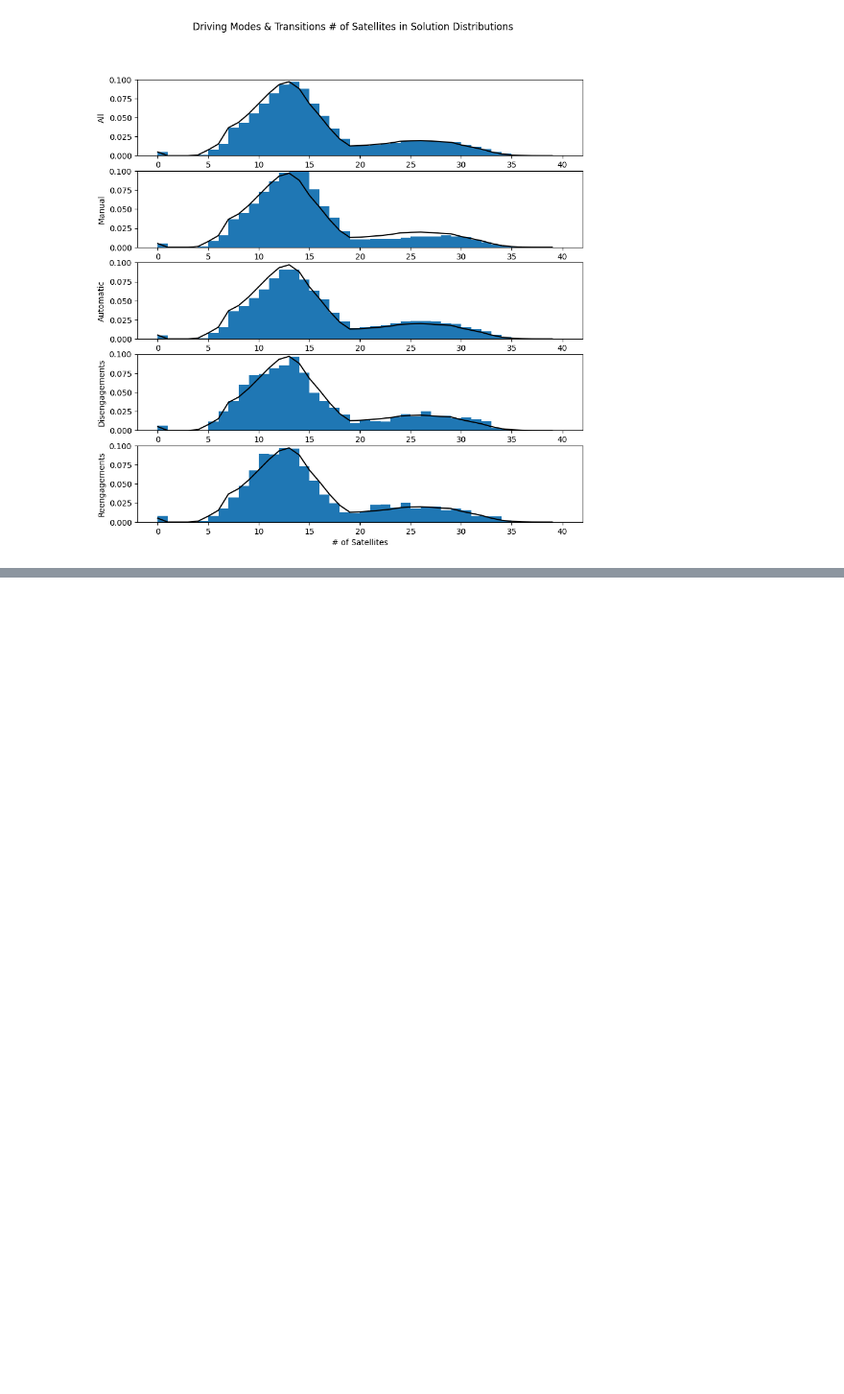
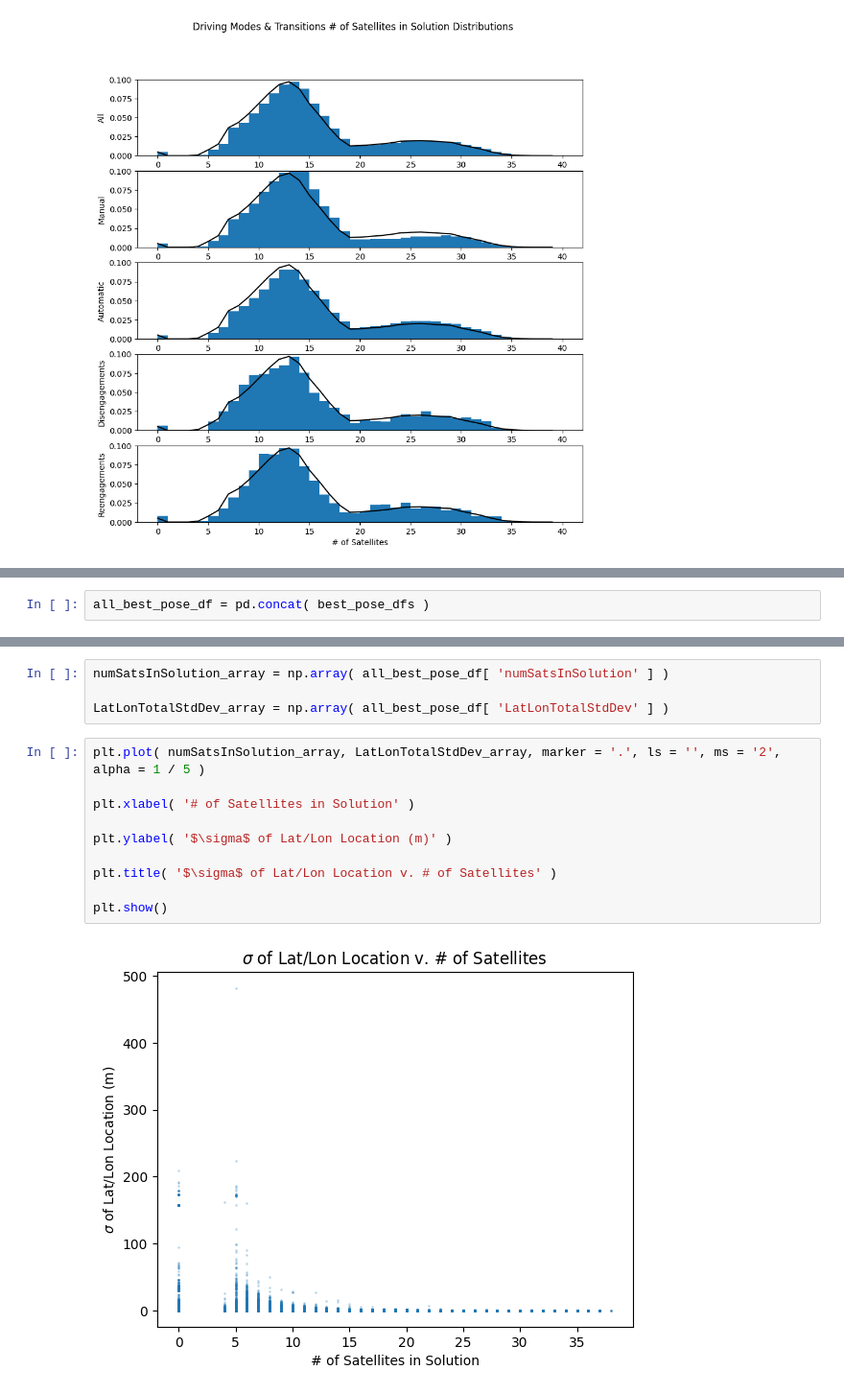
Before and after one commit to vHepp/TDMprivate, a Jupyter notebook: code/Unfinished Code/LatLonStdDev & numSat Correlation Plots (F)(UD).ipynb, the cells around one changed output, grey strips where cells are left out. Shown at 96% size. Saved outputs shown, nothing was run; the diff lists cells and outputs as text; blank space fills up the shorter version.

```diff
--- a/code/Unfinished Code/LatLon_StdDev_Correlations.ipynb
+++ b/code/Unfinished Code/LatLonStdDev & numSat Correlation Plots (F)(UD).ipynb
@@ -296,0 +292,2 @@ plt.show()
+# %%
+all_best_pose_df = pd.concat( best_pose_dfs )
@@ -296,0 +313,16 @@ plt.show()
+# %%
+numSatsInSolution_array = np.array( all_best_pose_df[ 'numSatsInSolution' ] )
+
+LatLonTotalStdDev_array = np.array( all_best_pose_df[ 'LatLonTotalStdDev' ] )
+# %%
+plt.plot( numSatsInSolution_array, LatLonTotalStdDev_array, marker = '.', ls = '', ms = '2', alpha = 1 / 5 )
+
+plt.xlabel( '# of Satellites in Solution' )
+
+plt.ylabel( '$\sigma$ of Lat/Lon Location (m)' )
+
+plt.title( '$\sigma$ of Lat/Lon Location v. # of Satellites' )
+
+plt.show()
+# %% [output]
+[figure, added]
```
Also changed, not shown: parts of 17 cells of this notebook, 8 other files.
